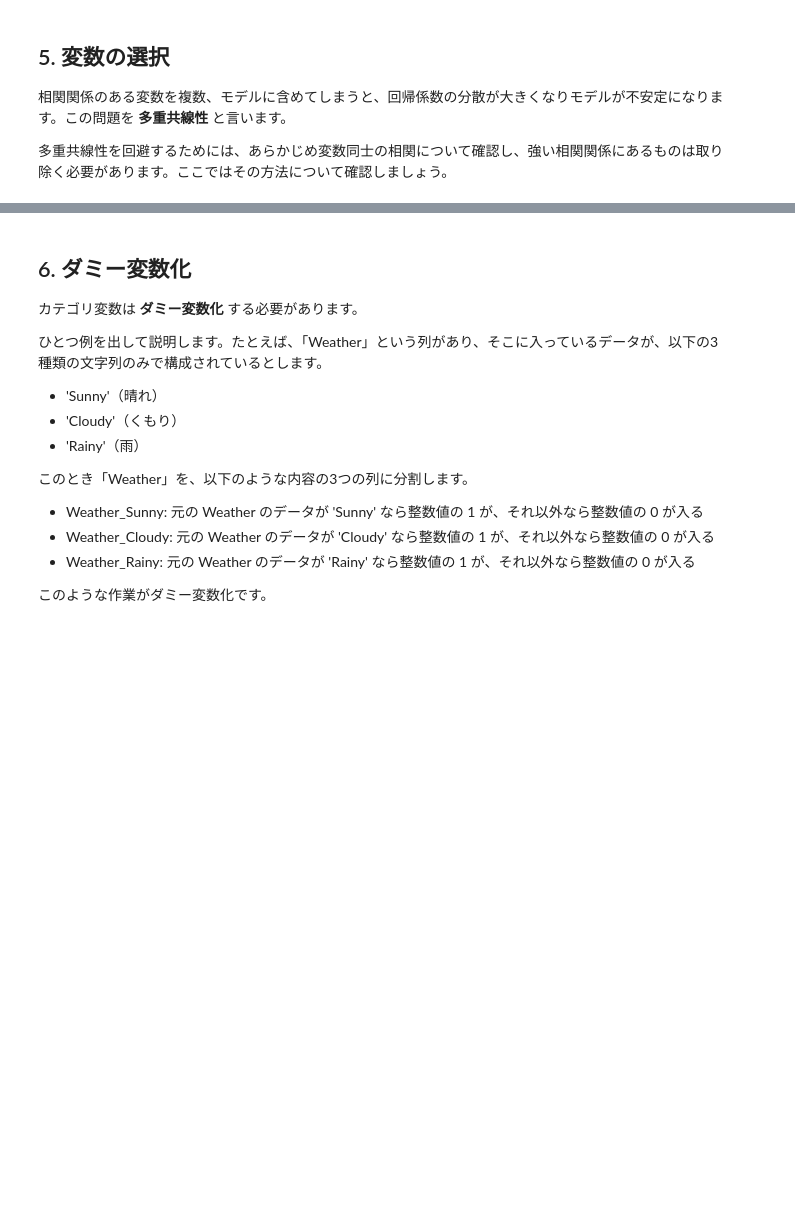
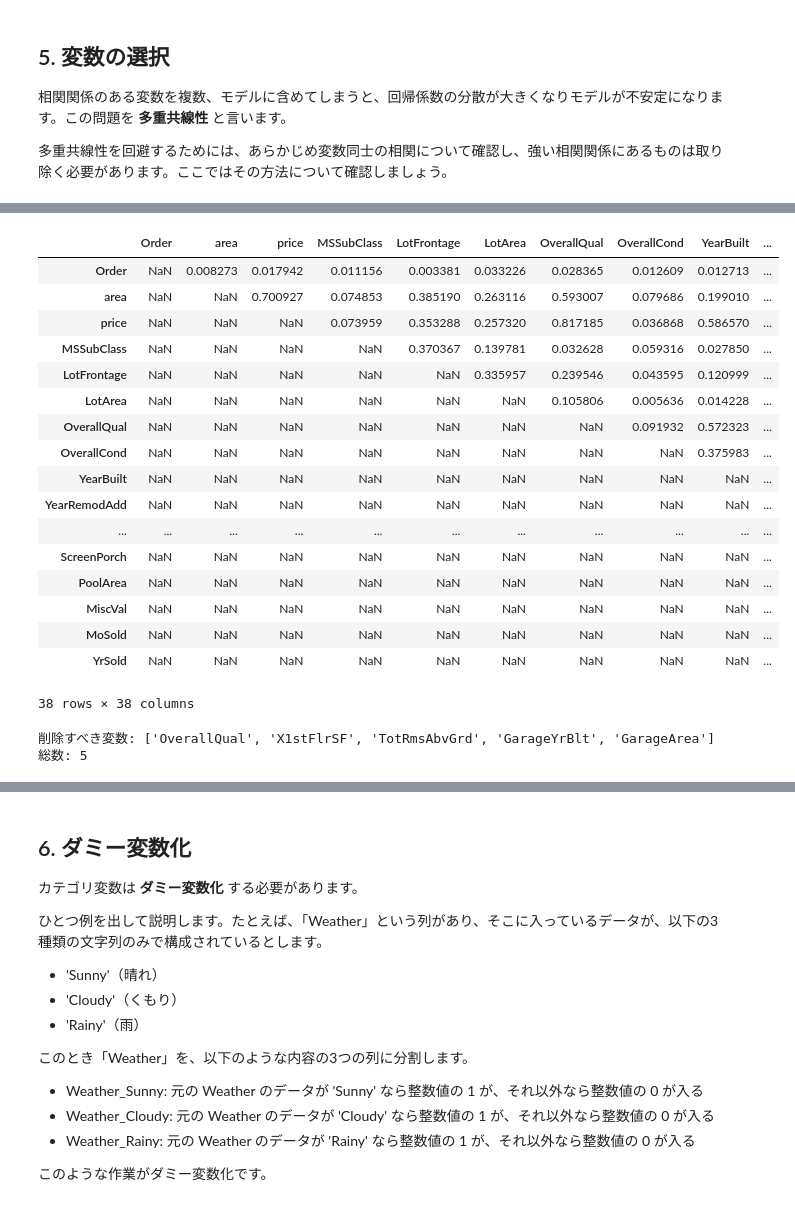
Before and after one commit to TakaoEnomoto/dsdev, a Jupyter notebook: Lesson13_Skills/課題8：住宅価格のデータ解析.ipynb, the cells around one changed output, grey strips where cells are left out. Cells and saved outputs as stored; diff of their text form; code cells hidden in the pictures; blank space fills up the shorter version.

```diff
--- a/Lesson13_Skills/課題8：住宅価格のデータ解析.ipynb
+++ b/Lesson13_Skills/課題8：住宅価格のデータ解析.ipynb
@@ -140,4 +167,34 @@ LotFrontageは「間口の広さ（家屋の正面の幅）」に関する情報
+# %%
+# 相関行列を上三角行列に変換
+mask = np.triu(np.ones(corr_matrix.shape), k=1).astype(bool)
+upper = corr_matrix.where(mask)
+upper
+# %% [output]
+|  | Order | area | price | MSSubClass | LotFrontage | LotArea | OverallQual | OverallCond | YearBuilt | ... |
+| Order | NaN | 0.008273 | 0.017942 | 0.011156 | 0.003381 | 0.033226 | 0.028365 | 0.012609 | 0.012713 | ... |
+| area | NaN | NaN | 0.700927 | 0.074853 | 0.385190 | 0.263116 | 0.593007 | 0.079686 | 0.199010 | ... |
+| price | NaN | NaN | NaN | 0.073959 | 0.353288 | 0.257320 | 0.817185 | 0.036868 | 0.586570 | ... |
+| MSSubClass | NaN | NaN | NaN | NaN | 0.370367 | 0.139781 | 0.032628 | 0.059316 | 0.027850 | ... |
+| LotFrontage | NaN | NaN | NaN | NaN | NaN | 0.335957 | 0.239546 | 0.043595 | 0.120999 | ... |
+| LotArea | NaN | NaN | NaN | NaN | NaN | NaN | 0.105806 | 0.005636 | 0.014228 | ... |
+| OverallQual | NaN | NaN | NaN | NaN | NaN | NaN | NaN | 0.091932 | 0.572323 | ... |
+| OverallCond | NaN | NaN | NaN | NaN | NaN | NaN | NaN | NaN | 0.375983 | ... |
+| YearBuilt | NaN | NaN | NaN | NaN | NaN | NaN | NaN | NaN | NaN | ... |
+| YearRemodAdd | NaN | NaN | NaN | NaN | NaN | NaN | NaN | NaN | NaN | ... |
+| ... | ... | ... | ... | ... | ... | ... | ... | ... | ... | ... |
+| ScreenPorch | NaN | NaN | NaN | NaN | NaN | NaN | NaN | NaN | NaN | ... |
+| PoolArea | NaN | NaN | NaN | NaN | NaN | NaN | NaN | NaN | NaN | ... |
+| MiscVal | NaN | NaN | NaN | NaN | NaN | NaN | NaN | NaN | NaN | ... |
+| MoSold | NaN | NaN | NaN | NaN | NaN | NaN | NaN | NaN | NaN | ... |
+| YrSold | NaN | NaN | NaN | NaN | NaN | NaN | NaN | NaN | NaN | ... |
+38 rows × 38 columns
 # %%
 # 上三角行列から price以外の列について threshold 以上の値が1つ以上ある列を抽出。
 # その「削除すべき変数」の名前および総数を表示する（→これを除去すべき変数と判断します）
+to_drop = [column for column in upper.columns if column != 'price' if any(upper[column] > threshold)]
+print("削除すべき変数:", to_drop)
+print("総数:", len(to_drop))
+# %% [output]
+削除すべき変数: ['OverallQual', 'X1stFlrSF', 'TotRmsAbvGrd', 'GarageYrBlt', 'GarageArea']
+総数: 5
 # %%
```
Also changed, not shown: parts of 12 cells of this notebook.
